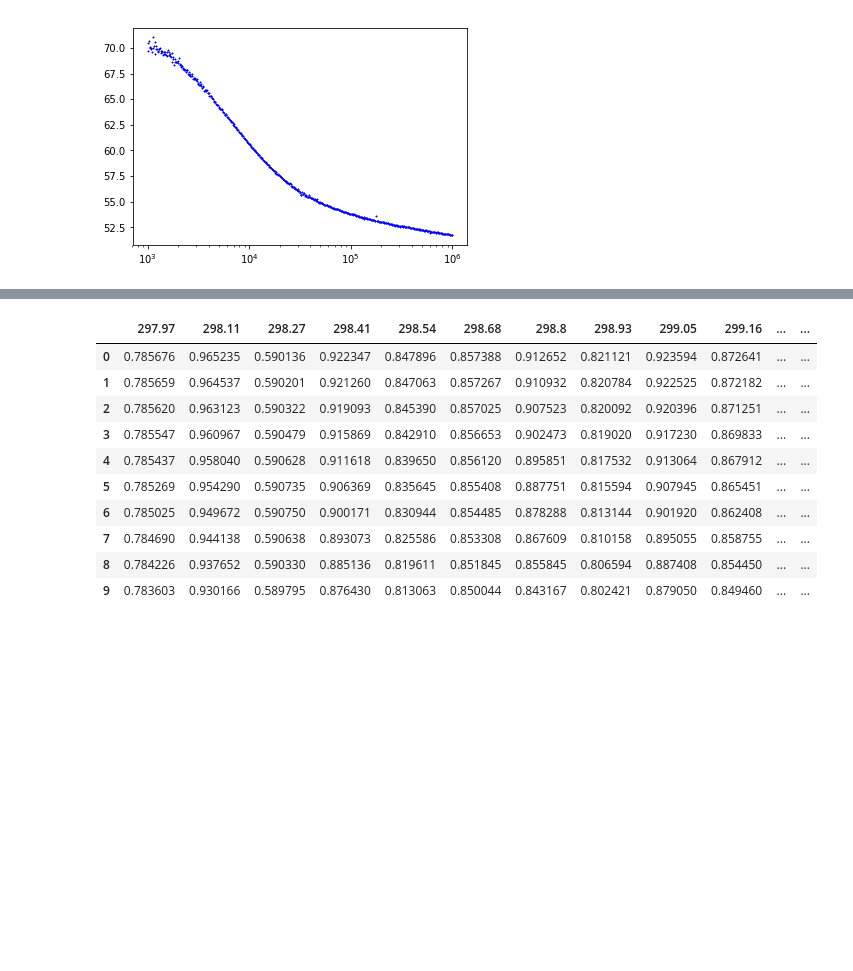
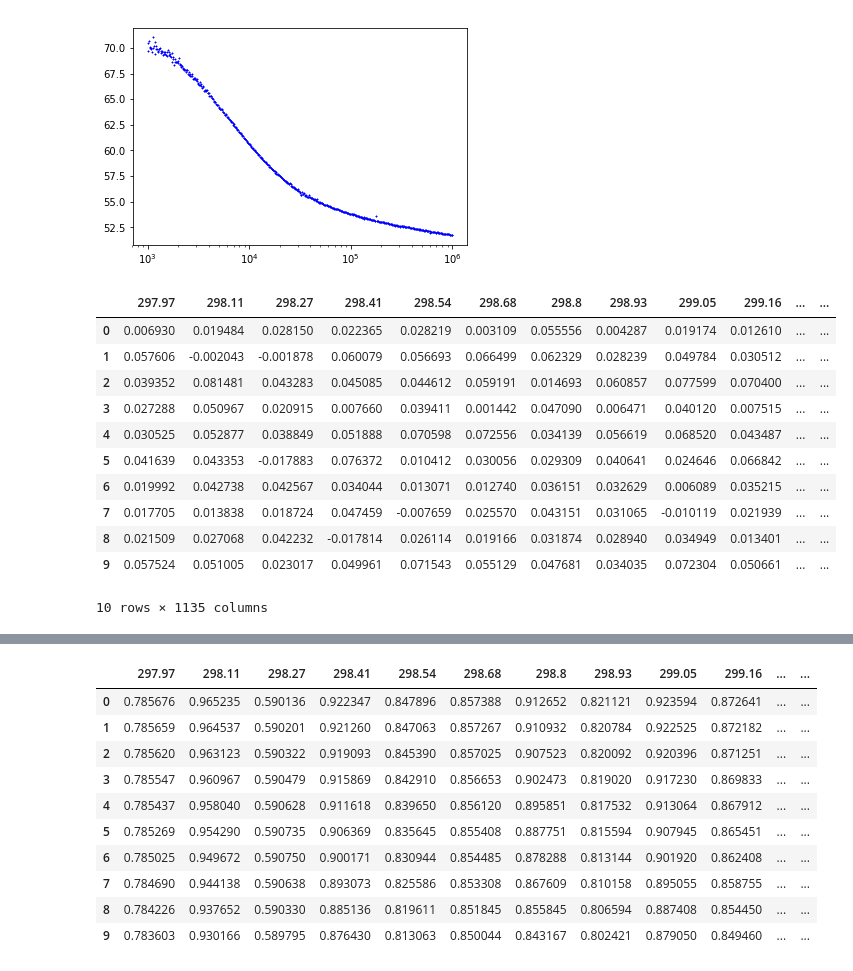
Before and after one commit to liuzipenguk/data-processing, a Jupyter notebook: Impedance- 3D plot-No 16 sample_2x42mm2_250um.ipynb, the cells around one changed output, grey strips where cells are left out. Drawn from its saved outputs; the diff is of its cells as text; code cells hidden in the pictures; blank space fills up the shorter version.

```diff
--- a/Impedance- 3D plot-No 16 sample_2x42mm2_250um.ipynb
+++ b/Impedance- 3D plot-No 16 sample_2x42mm2_250um.ipynb
@@ -190,3 +200,40 @@ plt.show()
 [figure]
 # %%
 dt.to_csv(r'C:\PhD-Zipeng\Research projects\DABCO\BF4\No16_2x42mm2_250um\Impedance data 3D\E1_f_T heating_nosmooth.csv')
+# %%
+#批量操作所有文件
+path = r'C:\PhD-Zipeng\Research projects\DABCO\BF4\Impedance\Arrhenius fitting\Heating'
+
+files = glob(path + "/*.tab")
+
+
+dt=pd.DataFrame()
+
+# lst_T=list()
+# lst_E2=list()
+i = 0
+
+
+for file in files:
+    df = pd.read_csv(file,delimiter='\t',encoding= 'unicode_escape')
+    E_ima = df['E imaginary']
+    E_real = df['E real']
+    Loss_tan = E_ima/E_real
+    dt.insert(i, str(temperature[i]),Loss_tan )
+    i = i+1
+
+
+dt.head(10)
+# %% [output]
+|  | 297.97 | 298.11 | 298.27 | 298.41 | 298.54 | 298.68 | 298.8 | 298.93 | 299.05 | 299.16 | ... | ... |
+| 0 | 0.006930 | 0.019484 | 0.028150 | 0.022365 | 0.028219 | 0.003109 | 0.055556 | 0.004287 | 0.019174 | 0.012610 | ... | ... |
+| 1 | 0.057606 | -0.002043 | -0.001878 | 0.060079 | 0.056693 | 0.066499 | 0.062329 | 0.028239 | 0.049784 | 0.030512 | ... | ... |
+| 2 | 0.039352 | 0.081481 | 0.043283 | 0.045085 | 0.044612 | 0.059191 | 0.014693 | 0.060857 | 0.077599 | 0.070400 | ... | ... |
+| 3 | 0.027288 | 0.050967 | 0.020915 | 0.007660 | 0.039411 | 0.001442 | 0.047090 | 0.006471 | 0.040120 | 0.007515 | ... | ... |
+| 4 | 0.030525 | 0.052877 | 0.038849 | 0.051888 | 0.070598 | 0.072556 | 0.034139 | 0.056619 | 0.068520 | 0.043487 | ... | ... |
+| 5 | 0.041639 | 0.043353 | -0.017883 | 0.076372 | 0.010412 | 0.030056 | 0.029309 | 0.040641 | 0.024646 | 0.066842 | ... | ... |
+| 6 | 0.019992 | 0.042738 | 0.042567 | 0.034044 | 0.013071 | 0.012740 | 0.036151 | 0.032629 | 0.006089 | 0.035215 | ... | ... |
+| 7 | 0.017705 | 0.013838 | 0.018724 | 0.047459 | -0.007659 | 0.025570 | 0.043151 | 0.031065 | -0.010119 | 0.021939 | ... | ... |
+| 8 | 0.021509 | 0.027068 | 0.042232 | -0.017814 | 0.026114 | 0.019166 | 0.031874 | 0.028940 | 0.034949 | 0.013401 | ... | ... |
+| 9 | 0.057524 | 0.051005 | 0.023017 | 0.049961 | 0.071543 | 0.055129 | 0.047681 | 0.034035 | 0.072304 | 0.050661 | ... | ... |
+10 rows × 1135 columns
```
Also changed, not shown: parts of 13 cells of this notebook.
